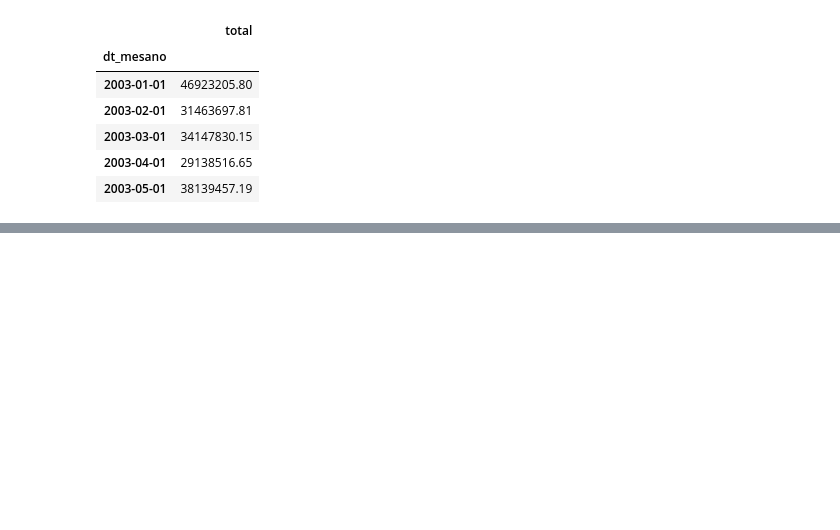
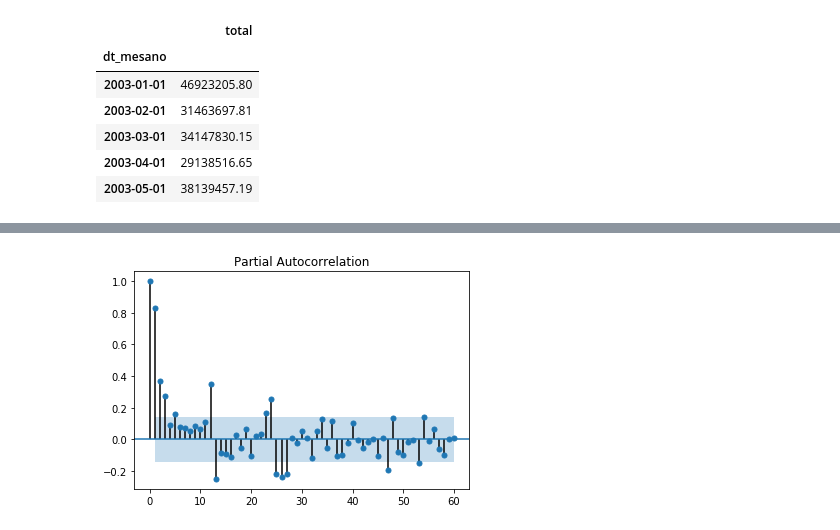
Before and after one commit to irbraga/data-science, a Jupyter notebook: tcc-puc-minas/notebooks/[TCC] Séries Temporais Orçamentárias Municipal e Predição Orçamentária.ipynb, the cells around one changed output, grey strips where cells are left out. Cells and saved outputs as stored; diff of their text form; code cells hidden in the pictures; blank space fills up the shorter version.

```diff
--- a/tcc-puc-minas/notebooks/[TCC] Séries Temporais Orçamentárias Municipal e Predição Orçamentária.ipynb
+++ b/tcc-puc-minas/notebooks/[TCC] Séries Temporais Orçamentárias Municipal e Predição Orçamentária.ipynb
@@ -241,0 +294,5 @@ plt.show()
+# %%
+sm.graphics.tsa.plot_pacf(group_by_mes_ano.values.squeeze(), lags=60)
+plt.show()
+# %% [output]
+[figure, added]
```
Also changed, not shown: parts of 12 cells of this notebook.
